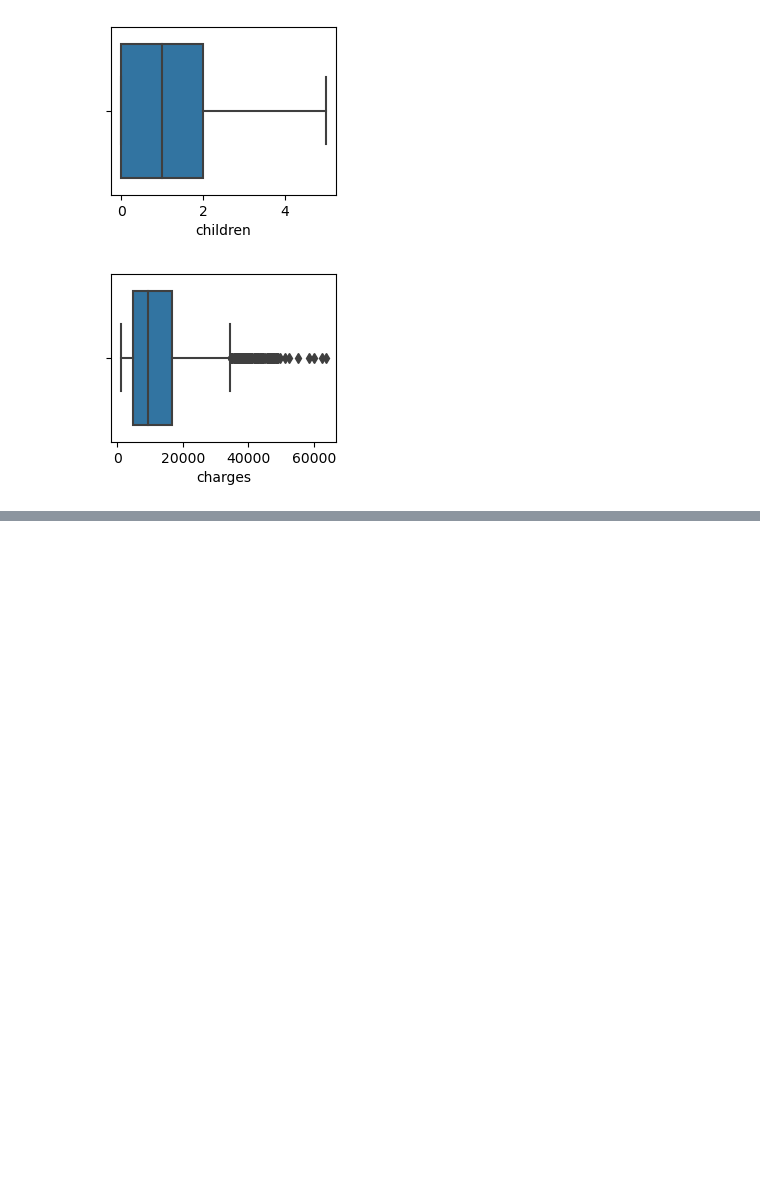
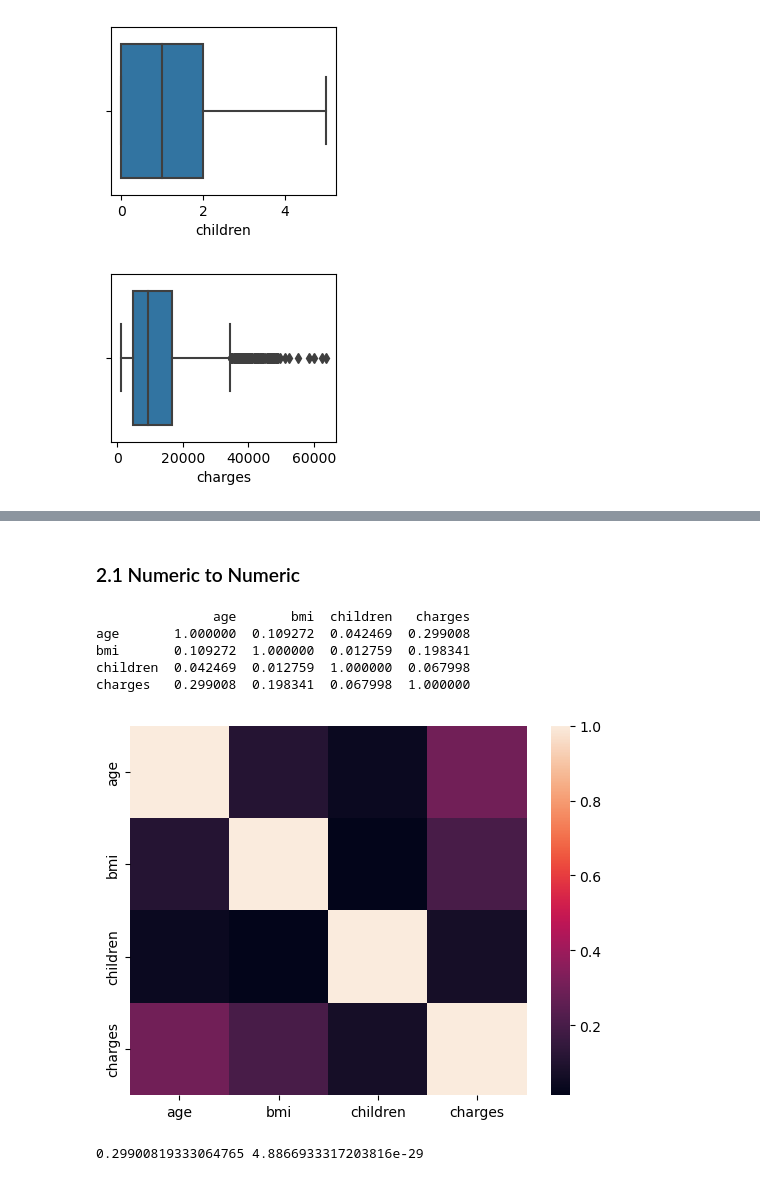
Before and after one commit to anmolk11/Exploratory-Data-Analysis-EDA-in-Python, a Jupyter notebook: Untitled.ipynb, the cells around one changed output, grey strips where cells are left out. Cells and saved outputs as stored; diff of their text form; code cells hidden in the pictures; blank space fills up the shorter version.

Commit message:
Working on Bi-var stats

```diff
--- a/Untitled.ipynb
+++ b/Untitled.ipynb
@@ -137,0 +157,20 @@ charges : Kurtosis = 1.6062986532967907
+# %% [markdown]
+### 2.1 Numeric to  Numeric
+# %%
+corr = df.corr()
+print(corr)
+sns.heatmap(corr)
+plt.show()
+# %% [output]
+               age       bmi  children   charges
+age       1.000000  0.109272  0.042469  0.299008
+bmi       0.109272  1.000000  0.012759  0.198341
+children  0.042469  0.012759  1.000000  0.067998
+charges   0.299008  0.198341  0.067998  1.000000
+[figure, added]
+# %%
+from scipy import stats
+r,p = stats.pearsonr(df["age"],df["charges"]) # r -> pearson corr coef. p -> p-value
+print(r,p)
+# %% [output]
+0.29900819333064765 4.8866933317203816e-29
```
Also changed, not shown: parts of 10 cells of this notebook.
